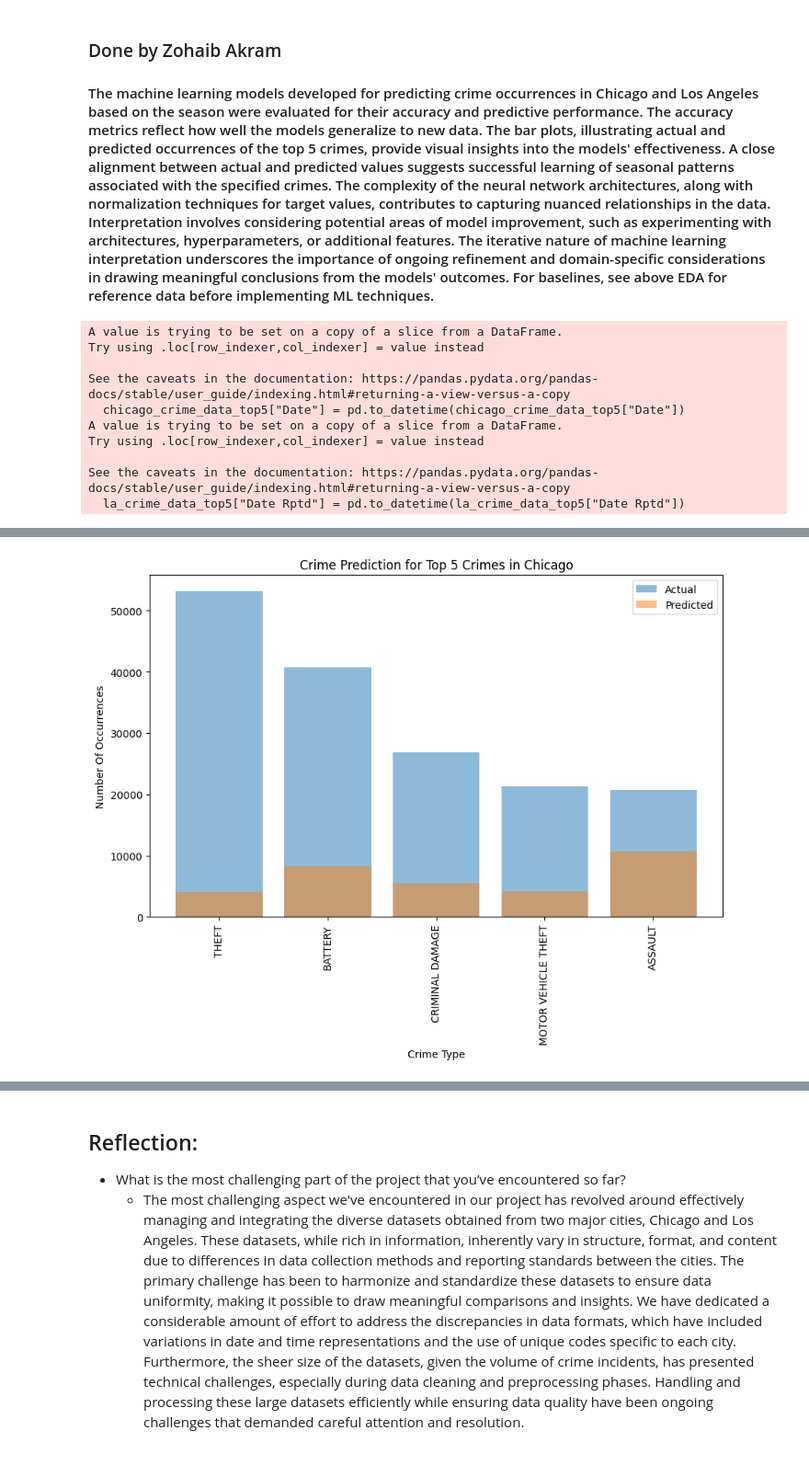
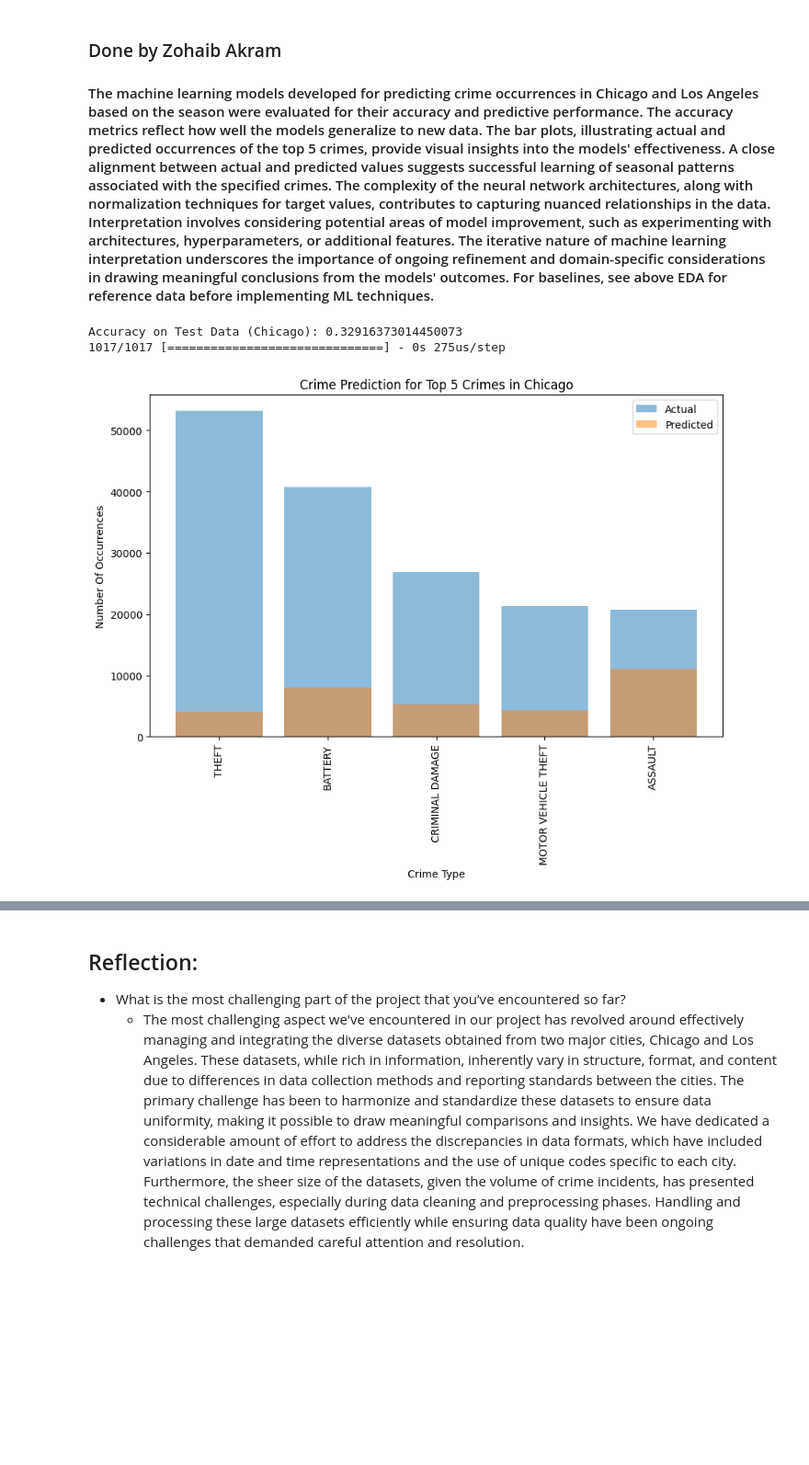
Before and after one commit to chi-city/CS418-Group-Project, a Jupyter notebook: progress_report.ipynb, the cells around one changed output, grey strips where cells are left out. Shown at 92% size. Drawn from its saved outputs; the diff is of its cells as text; code cells hidden in the pictures; blank space fills up the shorter version.

```diff
--- a/progress_report.ipynb
+++ b/progress_report.ipynb
@@ -433,14 +433,16 @@ import matplotlib.pyplot as plt
 # %%
 # Extract the top 5 most frequent crimes in Chicago
 most_frequent_chicago_crimes = chicago_crime_data['Primary Type'].value_counts().head(5)
-chicago_crime_data_top5 = chicago_crime_data[chicago_crime_data['Primary Type'].isin(most_frequent_chicago_crimes.index)]
+chicago_crime_data_top5 = chicago_crime_data[chicago_crime_data['Primary Type'].isin(most_frequent_chicago_crimes.index)].copy()
 chicago_crime_data_top5["Date"] = pd.to_datetime(chicago_crime_data_top5["Date"])
+# chicago_crime_data_top5.is_copy = None
 
 
 # Extract the top 5 most frequent crimes in Los Angeles
 most_frequent_la_crimes = la_crime_data["Crm Cd Desc"].value_counts().head(5)
-la_crime_data_top5 = la_crime_data[la_crime_data["Crm Cd Desc"].isin(most_frequent_la_crimes.index)]
-la_crime_data_top5["Date Rptd"] = pd.to_datetime(la_crime_data_top5["Date Rptd"])
+la_crime_data_top5 = la_crime_data[la_crime_data["Crm Cd Desc"].isin(most_frequent_la_crimes.index)].copy()
+la_crime_data_top5["Date Rptd"] = pd.to_datetime(la_crime_data_top5["Date Rptd"], format="mixed")
+# la_crime_data_top5.is_copy = None
 
 # Function to process and plot crime data
 def process_and_plot_crime_data(city_crime_data, city_name):
@@ -470,40 +472,33 @@ def process_and_plot_crime_data(city_crime_data, city_name):
 
     model.compile(optimizer='adam', loss='sparse_categorical_crossentropy', metrics=['accuracy'])
 
     # Train the model
     model.fit(X_train_scaled, y_train, epochs=50, batch_size=32, verbose=0)
 
     # Evaluate the model
     loss, accuracy = model.evaluate(X_test_scaled, y_test, verbose=0)
     print(f'Accuracy on Test Data ({city_name}): {accuracy}')
 
     # Make predictions
     predictions = model.predict(X_test_scaled)
 
     # Plot the actual and predicted crime types
     plt.figure(figsize=(10, 6))
     plt.bar(range(len(most_frequent_chicago_crimes)), most_frequent_chicago_crimes.values, alpha=0.5, label='Actual')
     plt.bar(range(len(most_frequent_chicago_crimes)), predictions.sum(axis=0), alpha=0.5, label='Predicted')
     plt.xticks(range(len(most_frequent_chicago_crimes)), most_frequent_chicago_crimes.index, rotation='vertical')
     plt.xlabel("Crime Type")
     plt.ylabel("Number Of Occurrences")
     plt.title(f"Crime Prediction for Top 5 Crimes in {city_name}")
     plt.legend()
     plt.show()
 
 # Process and plot crime data for Chicago
 process_and_plot_crime_data(chicago_crime_data_top5, "Chicago")
 
 # Process and plot crime data for Los Angeles
 process_and_plot_crime_data(la_crime_data_top5, "Los Angeles")
 # %% [output]
-A value is trying to be set on a copy of a slice from a DataFrame.
-Try using .loc[row_indexer,col_indexer] = value instead
-
-See the caveats in the documentation: https://pandas.pydata.org/pandas-docs/stable/user_guide/indexing.html#returning-a-view-versus-a-copy
-  chicago_crime_data_top5["Date"] = pd.to_datetime(chicago_crime_data_top5["Date"])
-A value is trying to be set on a copy of a slice from a DataFrame.
-Try using .loc[row_indexer,col_indexer] = value instead
-
-See the caveats in the documentation: https://pandas.pydata.org/pandas-docs/stable/user_guide/indexing.html#returning-a-view-versus-a-copy
-  la_crime_data_top5["Date Rptd"] = pd.to_datetime(la_crime_data_top5["Date Rptd"])
+Accuracy on Test Data (Chicago): 0.32916373014450073
+1017/1017 [==============================] - 0s 275us/step
+[figure]
@@ -512 +506,0 @@ Accuracy on Test Data (Chicago): 0.32916373014450073
-[figure]
```
Also changed, not shown: parts of 2 cells of this notebook, 1 other file.
